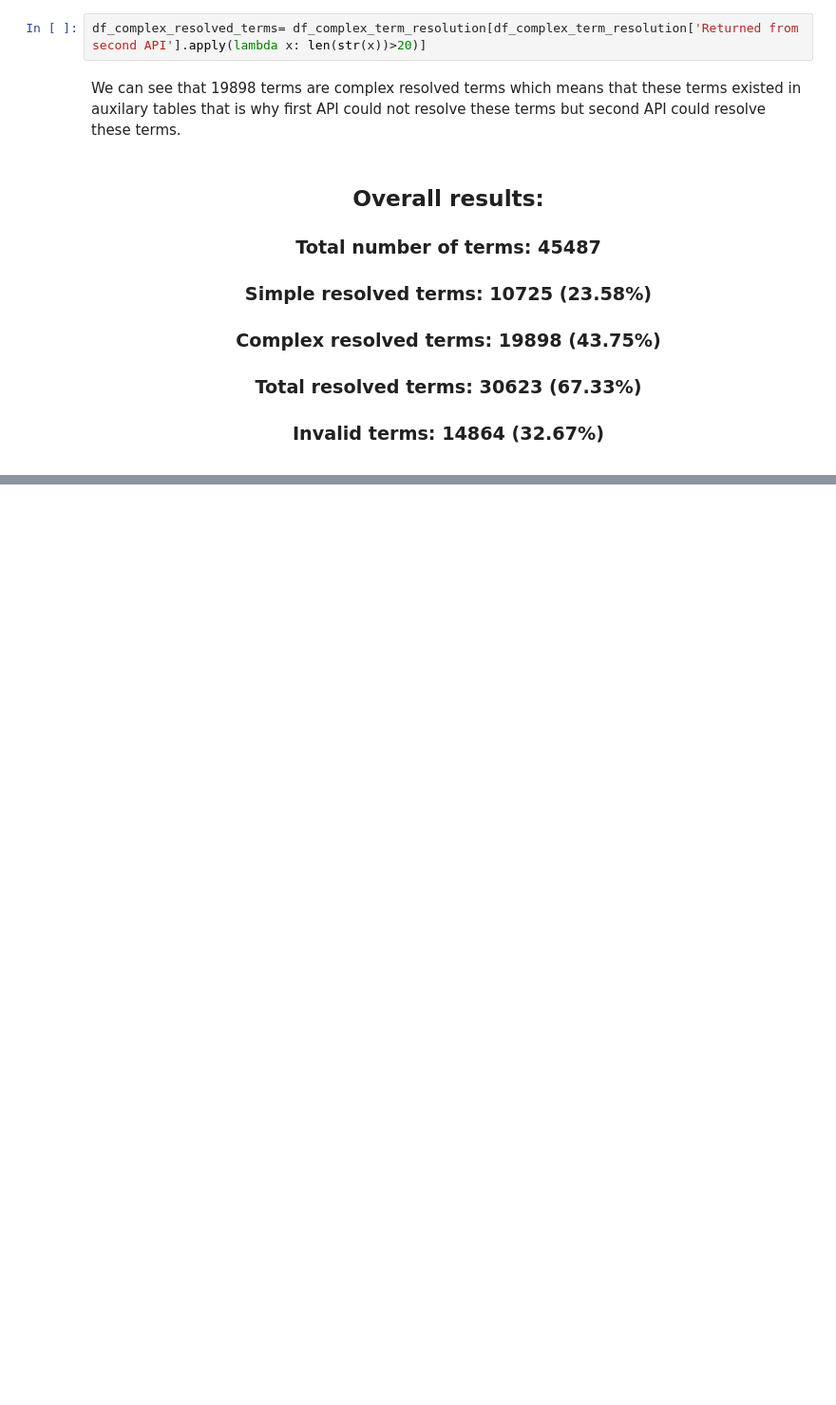
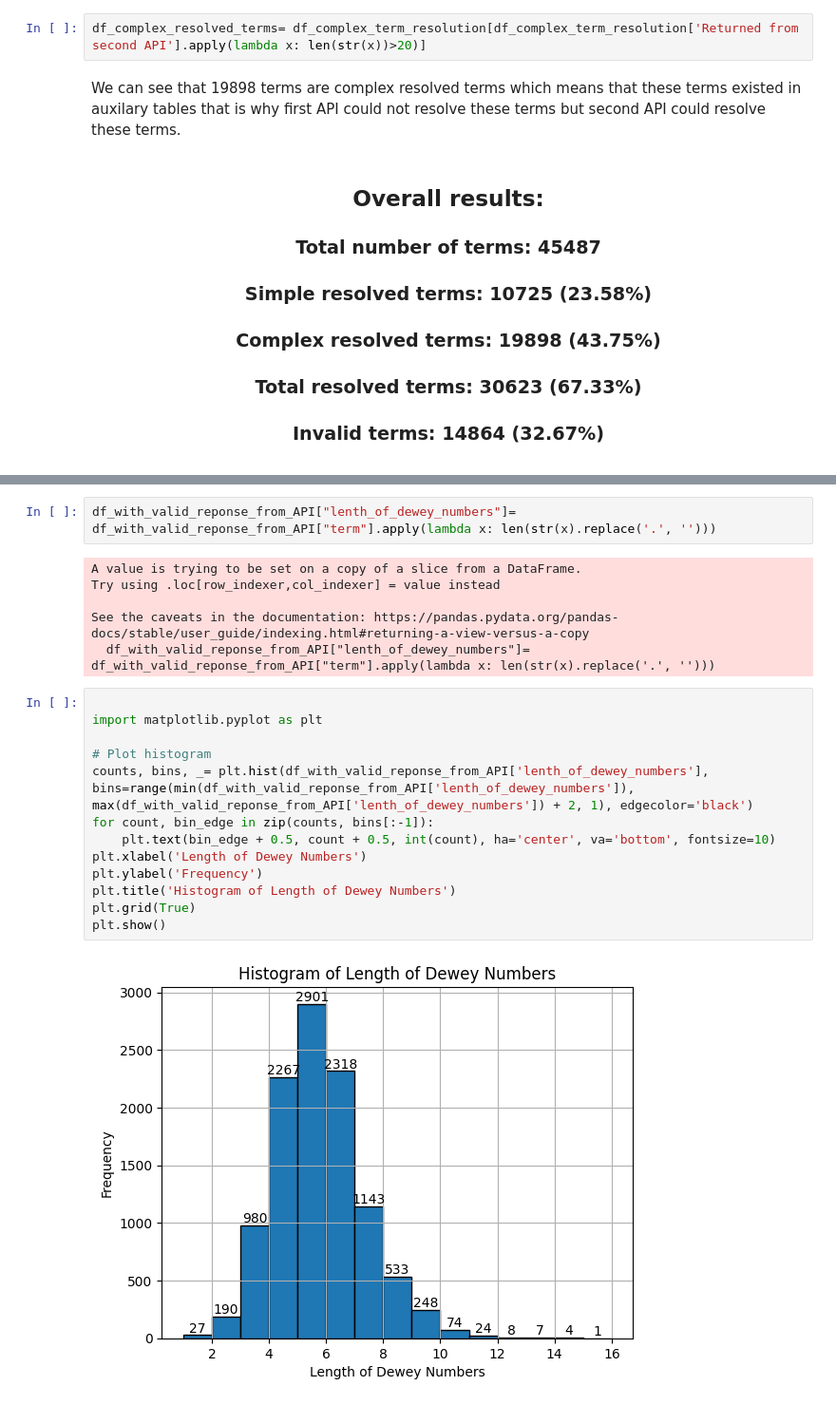
Before and after one commit to ahsanali2000/KSS-data-analysis, a Jupyter notebook: 4 overall_data_analysis.ipynb, the cells around one changed output, grey strips where cells are left out. Shown: that part at 95% size. Drawn from its saved outputs; the diff is of its cells as text; blank space fills up the shorter version.

Commit message:
added the dewey numbers count and histogram

```diff
--- a/4 overall_data_analysis.ipynb
+++ b/4 overall_data_analysis.ipynb
@@ -118,0 +128,23 @@ We can see that 19898 terms are complex resolved terms which means that these te
+# %%
+df_with_valid_reponse_from_API["lenth_of_dewey_numbers"]= df_with_valid_reponse_from_API["term"].apply(lambda x: len(str(x).replace('.', '')))
+# %% [output]
+A value is trying to be set on a copy of a slice from a DataFrame.
+Try using .loc[row_indexer,col_indexer] = value instead
+
+See the caveats in the documentation: https://pandas.pydata.org/pandas-docs/stable/user_guide/indexing.html#returning-a-view-versus-a-copy
+  df_with_valid_reponse_from_API["lenth_of_dewey_numbers"]= df_with_valid_reponse_from_API["term"].apply(lambda x: len(str(x).replace('.', '')))
+# %%
+
+import matplotlib.pyplot as plt
+
+# Plot histogram
+counts, bins, _= plt.hist(df_with_valid_reponse_from_API['lenth_of_dewey_numbers'], bins=range(min(df_with_valid_reponse_from_API['lenth_of_dewey_numbers']), max(df_with_valid_reponse_from_API['lenth_of_dewey_numbers']) + 2, 1), edgecolor='black')
+for count, bin_edge in zip(counts, bins[:-1]):
+    plt.text(bin_edge + 0.5, count + 0.5, int(count), ha='center', va='bottom', fontsize=10)
+plt.xlabel('Length of Dewey Numbers')
+plt.ylabel('Frequency')
+plt.title('Histogram of Length of Dewey Numbers')
+plt.grid(True)
+plt.show()
+# %% [output]
+[figure, added]
```
Also changed, not shown: parts of 10 cells of this notebook, 2 other files.
